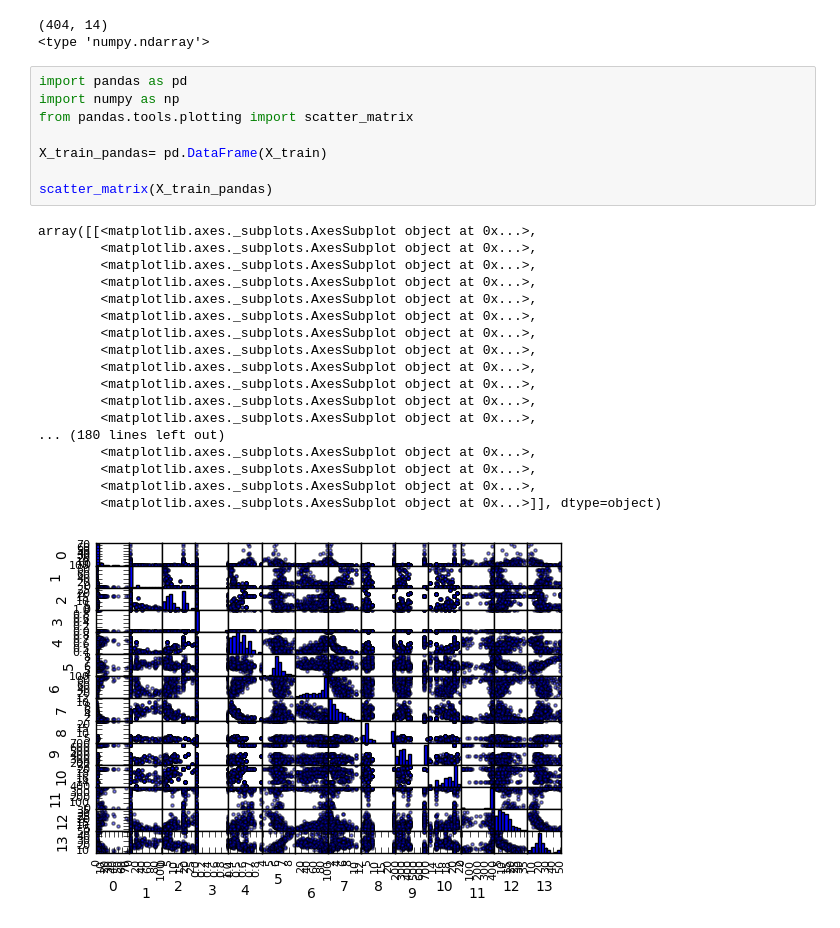
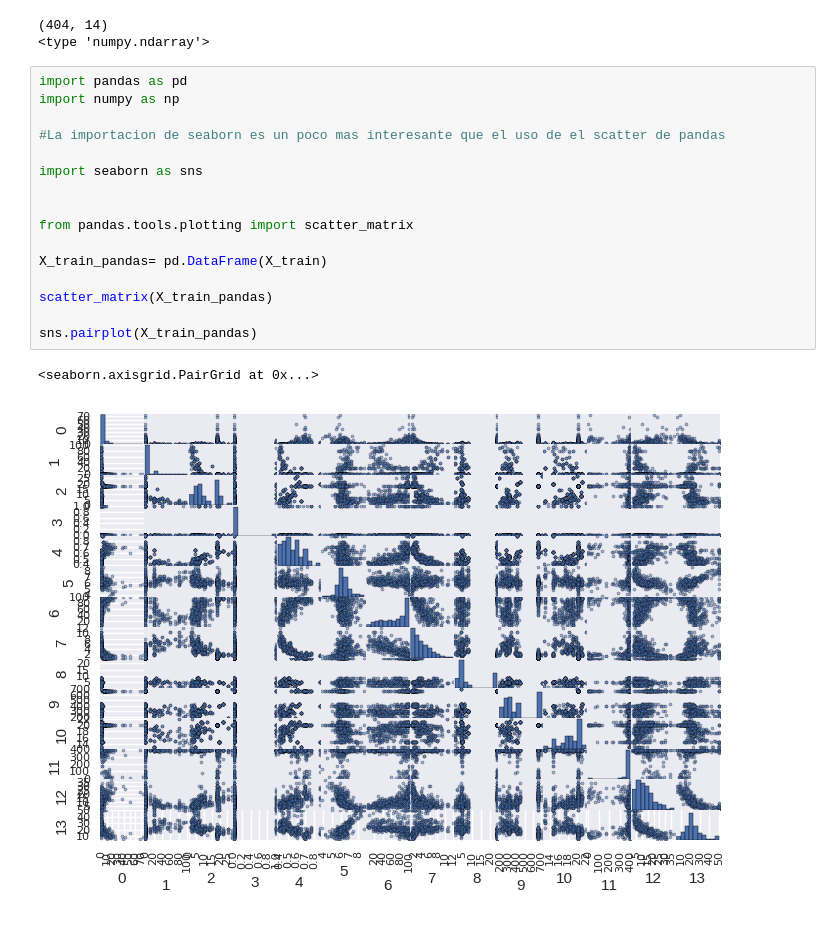
Before and after one commit to Jerry-Types/ML_IIMAS, a Jupyter notebook: Tarea3/Predicción de precios de casas.ipynb, the cells around one changed output. Drawn from its saved outputs; the diff is of its cells as text.

Commit message:
Agregamos la parte de seaborn

```diff
--- a/Tarea3/Predicción de precios de casas.ipynb
+++ b/Tarea3/Predicción de precios de casas.ipynb
@@ -281,27 +281,19 @@ print (type(X_train))
 # %%
 import pandas as pd
 import numpy as np
+
+#La importacion de seaborn es un poco mas interesante que el uso de el scatter de pandas
+
+import seaborn as sns
+
+
 from pandas.tools.plotting import scatter_matrix
 
 X_train_pandas= pd.DataFrame(X_train)
 
 scatter_matrix(X_train_pandas)
+
+sns.pairplot(X_train_pandas)
 # %% [output]
-array([[<matplotlib.axes._subplots.AxesSubplot object at 0x...>,
-        <matplotlib.axes._subplots.AxesSubplot object at 0x...>,
-        <matplotlib.axes._subplots.AxesSubplot object at 0x...>,
-        <matplotlib.axes._subplots.AxesSubplot object at 0x...>,
-        <matplotlib.axes._subplots.AxesSubplot object at 0x...>,
-        <matplotlib.axes._subplots.AxesSubplot object at 0x...>,
-        <matplotlib.axes._subplots.AxesSubplot object at 0x...>,
-        <matplotlib.axes._subplots.AxesSubplot object at 0x...>,
-        <matplotlib.axes._subplots.AxesSubplot object at 0x...>,
-        <matplotlib.axes._subplots.AxesSubplot object at 0x...>,
-        <matplotlib.axes._subplots.AxesSubplot object at 0x...>,
-        <matplotlib.axes._subplots.AxesSubplot object at 0x...>,
-... (180 lines left out)
-        <matplotlib.axes._subplots.AxesSubplot object at 0x...>,
-        <matplotlib.axes._subplots.AxesSubplot object at 0x...>,
-        <matplotlib.axes._subplots.AxesSubplot object at 0x...>,
-        <matplotlib.axes._subplots.AxesSubplot object at 0x...>]], dtype=object)
+<seaborn.axisgrid.PairGrid at 0x...>
-[figure, old version]
+[figure, new version]
```
Also changed, not shown: parts of 1 cell of this notebook.
